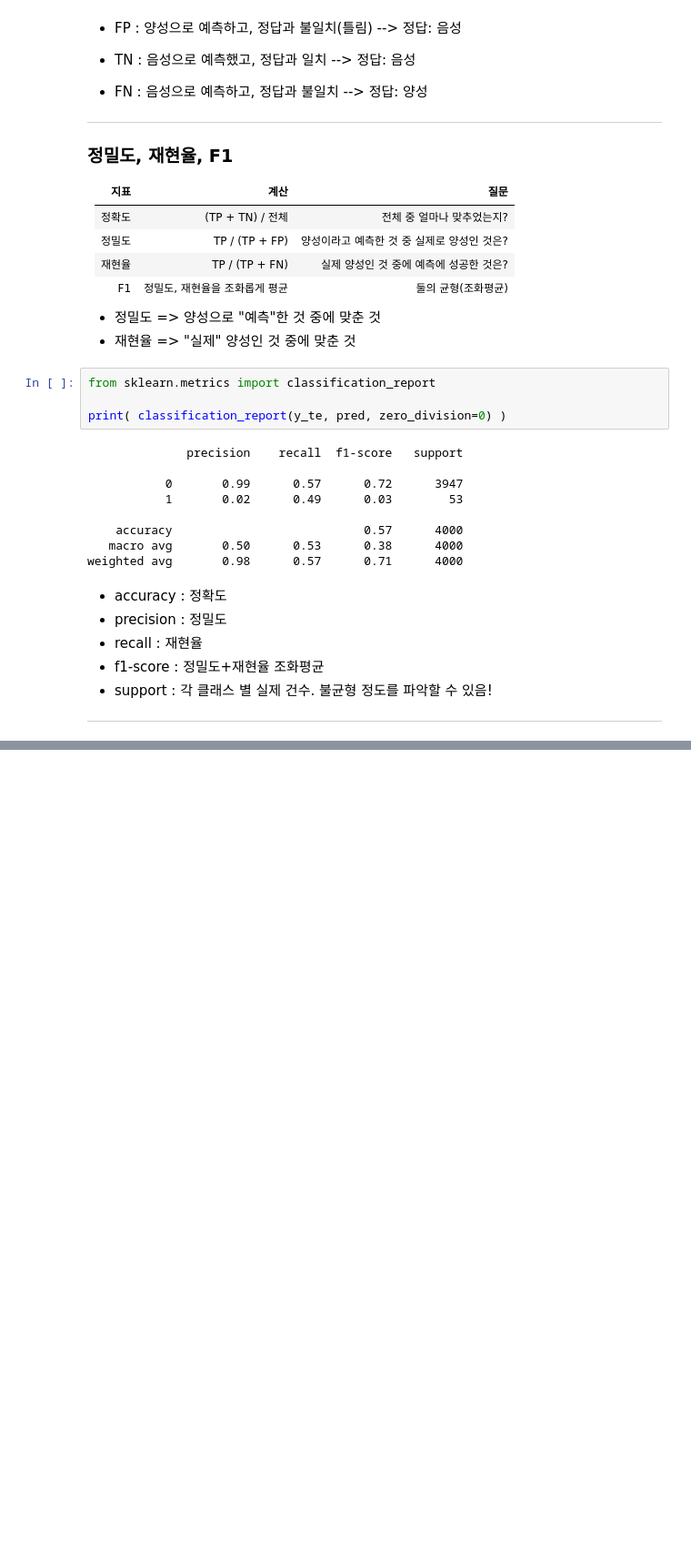
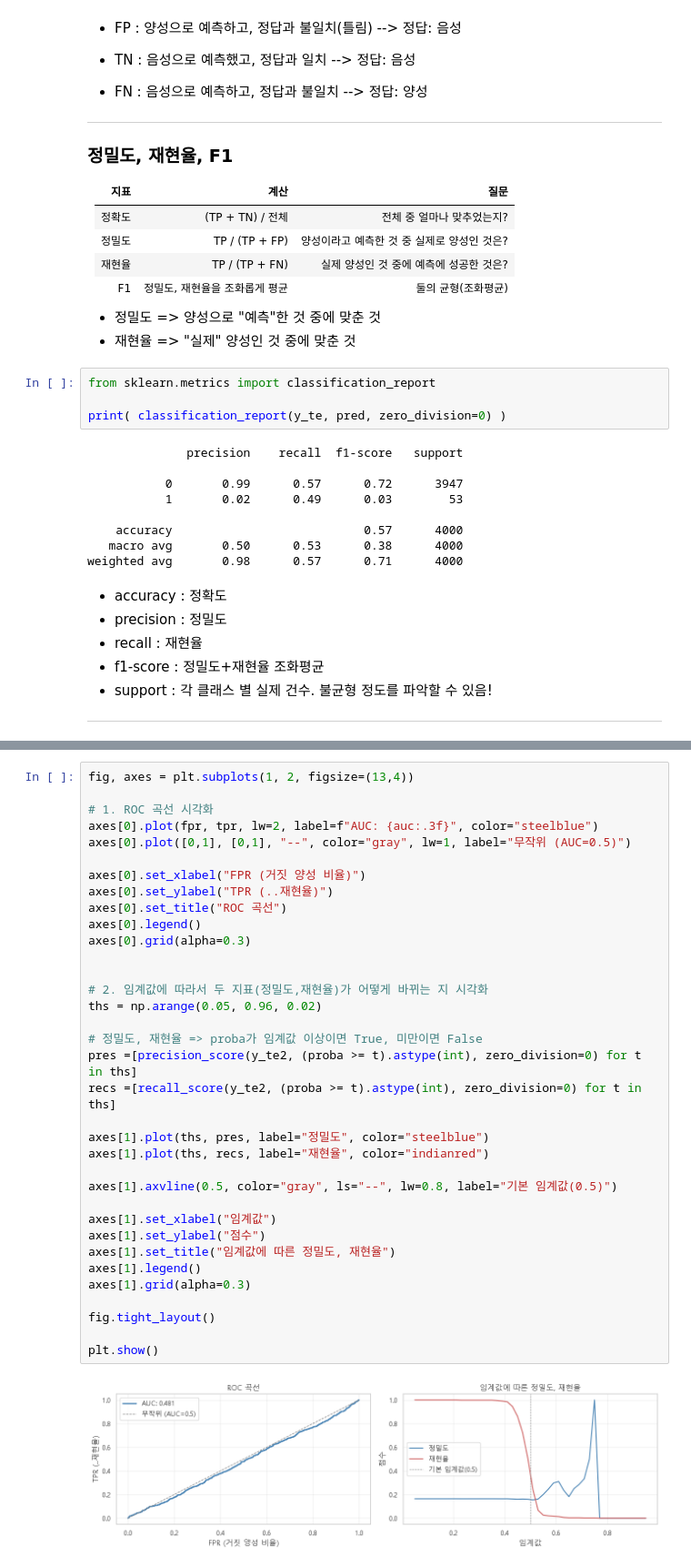
Before and after one commit to sjlimiei26/6_Python, a Jupyter notebook: 12_ml/03_classification.ipynb, the cells around one changed output, grey strips where cells are left out. Shown at 91% size. Drawn from its saved outputs; the diff is of its cells as text; blank space fills up the shorter version.

```diff
--- a/12_ml/03_classification.ipynb
+++ b/12_ml/03_classification.ipynb
@@ -439,0 +484,37 @@ weighted avg       0.98      0.57      0.71      4000
+# %%
+fig, axes = plt.subplots(1, 2, figsize=(13,4))
+
+# 1. ROC 곡선 시각화
+axes[0].plot(fpr, tpr, lw=2, label=f"AUC: {auc:.3f}", color="steelblue")
+axes[0].plot([0,1], [0,1], "--", color="gray", lw=1, label="무작위 (AUC=0.5)")
+
+axes[0].set_xlabel("FPR (거짓 양성 비율)")
+axes[0].set_ylabel("TPR (..재현율)")
+axes[0].set_title("ROC 곡선")
+axes[0].legend()
+axes[0].grid(alpha=0.3)
+
+
+# 2. 임계값에 따라서 두 지표(정밀도,재현율)가 어떻게 바뀌는 지 시각화
+ths = np.arange(0.05, 0.96, 0.02)
+
+# 정밀도, 재현율 => proba가 임계값 이상이면 True, 미만이면 False
+pres =[precision_score(y_te2, (proba >= t).astype(int), zero_division=0) for t in ths]
+recs =[recall_score(y_te2, (proba >= t).astype(int), zero_division=0) for t in ths]
+
+axes[1].plot(ths, pres, label="정밀도", color="steelblue")
+axes[1].plot(ths, recs, label="재현율", color="indianred")
+
+axes[1].axvline(0.5, color="gray", ls="--", lw=0.8, label="기본 임계값(0.5)")
+
+axes[1].set_xlabel("임계값")
+axes[1].set_ylabel("점수")
+axes[1].set_title("임계값에 따른 정밀도, 재현율")
+axes[1].legend()
+axes[1].grid(alpha=0.3)
+
+fig.tight_layout()
+
+plt.show()
+# %% [output]
+[figure, added]
```
Also changed, not shown: parts of 7 cells of this notebook.
